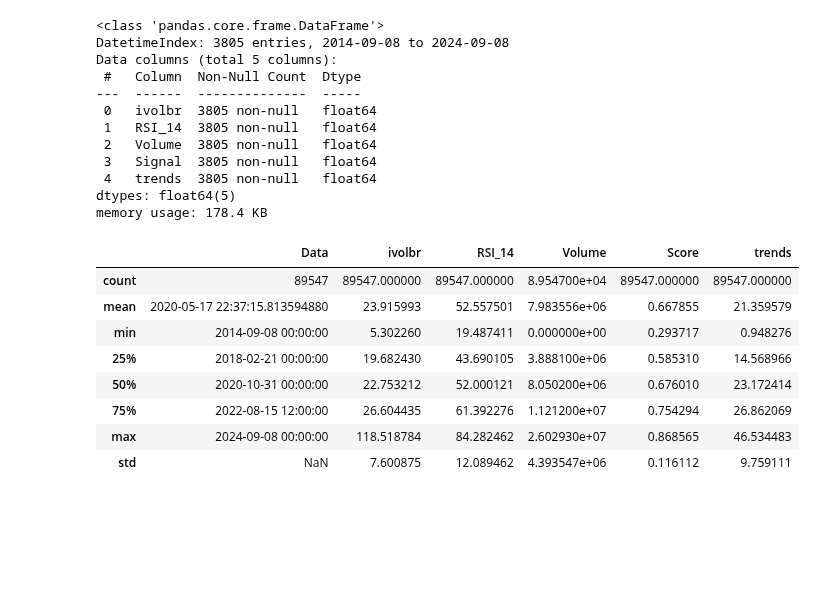
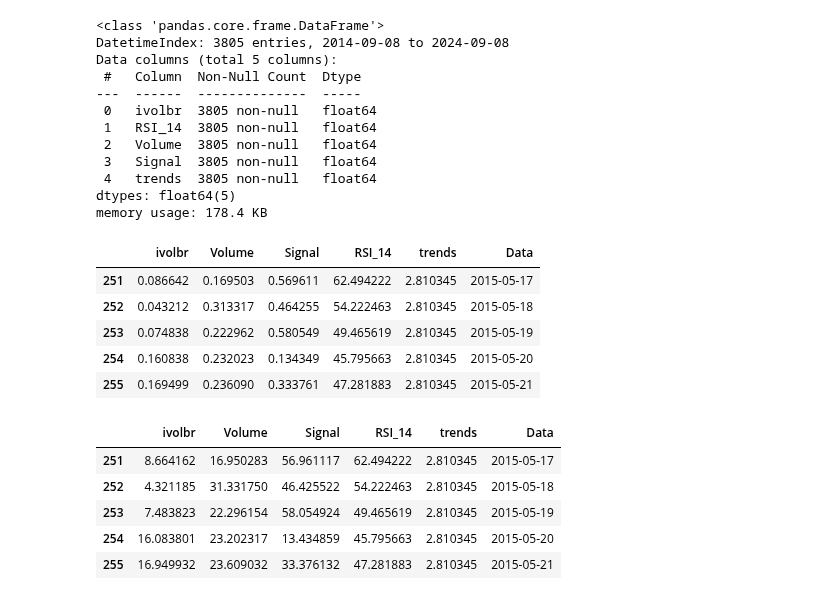
Before and after one commit to fea-dev-usp/quantamental-Dev_Wizards, a Jupyter notebook: Indice V1.ipynb, the cells around one changed output. Saved outputs shown, nothing was run; the diff lists cells and outputs as text; code cells hidden in the pictures; blank space fills up the shorter version.

Commit message:
df com indicadores escalonados

```diff
--- a/Indice V1.ipynb
+++ b/Indice V1.ipynb
@@ -188,20 +187,28 @@ df = df.resample('D').mean()
-# %%
-import pandas as pd
-
-df = pd.read_csv('./data/indicadores/indicadores.csv', parse_dates=['Data'])
-
-def min_max_scaler(x):
-    print(x)
-    return #(x - x.min()) / (x.max() - x.min())
-
-df.describe()
-# %% [output]
-|  | Data | ivolbr | RSI_14 | Volume | Score | trends |
-| count | 89547 | 89547.000000 | 89547.000000 | 8.954700e+04 | 89547.000000 | 89547.000000 |
-| mean | 2020-05-17 22:37:15.813594880 | 23.915993 | 52.557501 | 7.983556e+06 | 0.667855 | 21.359579 |
-| min | 2014-09-08 00:00:00 | 5.302260 | 19.487411 | 0.000000e+00 | 0.293717 | 0.948276 |
-| 25% | 2018-02-21 00:00:00 | 19.682430 | 43.690105 | 3.888100e+06 | 0.585310 | 14.568966 |
-| 50% | 2020-10-31 00:00:00 | 22.753212 | 52.000121 | 8.050200e+06 | 0.676010 | 23.172414 |
-| 75% | 2022-08-15 12:00:00 | 26.604435 | 61.392276 | 1.121200e+07 | 0.754294 | 26.862069 |
-| max | 2024-09-08 00:00:00 | 118.518784 | 84.282462 | 2.602930e+07 | 0.868565 | 46.534483 |
-| std | NaN | 7.600875 | 12.089462 | 4.393547e+06 | 0.116112 | 9.759111 |
+# %%
+import pandas as pd
+
+df = pd.read_csv('./data/indicadores/indicadores.csv')
+
+cols_to_scale = ['ivolbr', 'Volume', 'Signal']
+cols_not_to_scale = df.columns[df.columns != 'Data'][~df.columns[df.columns != 'Data'].isin(cols_to_scale)]
+
+scaled_data = []
+
+for idx in range(step-1, len(df)):
+    grupo = df.iloc[idx - step + 1:idx + 1, df.columns.get_indexer(cols_to_scale)]
+    scaled_grupo = scaler.fit_transform(grupo)
+    non_scaled_values = df.iloc[idx][cols_not_to_scale].values
+    scaled_data.append(list(scaled_grupo[-1]) + list(non_scaled_values))
+
+scaled_df = pd.DataFrame(scaled_data, columns=list(cols_to_scale) + list(cols_not_to_scale), index=df.iloc[step-1:].index)
+
+scaled_df['Data'] = df.iloc[step-1:]['Data'].values
+
+scaled_df.head()
+# %% [output]
+|  | ivolbr | Volume | Signal | RSI_14 | trends | Data |
+| 251 | 0.086642 | 0.169503 | 0.569611 | 62.494222 | 2.810345 | 2015-05-17 |
+| 252 | 0.043212 | 0.313317 | 0.464255 | 54.222463 | 2.810345 | 2015-05-18 |
+| 253 | 0.074838 | 0.222962 | 0.580549 | 49.465619 | 2.810345 | 2015-05-19 |
+| 254 | 0.160838 | 0.232023 | 0.134349 | 45.795663 | 2.810345 | 2015-05-20 |
+| 255 | 0.169499 | 0.236090 | 0.333761 | 47.281883 | 2.810345 | 2015-05-21 |
@@ -207,0 +220,9 @@ df.describe()
+# %%
+scaled_df.head()
+# %% [output]
+|  | ivolbr | Volume | Signal | RSI_14 | trends | Data |
+| 251 | 8.664162 | 16.950283 | 56.961117 | 62.494222 | 2.810345 | 2015-05-17 |
+| 252 | 4.321185 | 31.331750 | 46.425522 | 54.222463 | 2.810345 | 2015-05-18 |
+| 253 | 7.483823 | 22.296154 | 58.054924 | 49.465619 | 2.810345 | 2015-05-19 |
+| 254 | 16.083801 | 23.202317 | 13.434859 | 45.795663 | 2.810345 | 2015-05-20 |
+| 255 | 16.949932 | 23.609032 | 33.376132 | 47.281883 | 2.810345 | 2015-05-21 |
```
Also changed, not shown: parts of 4 cells of this notebook, 1 other file.
